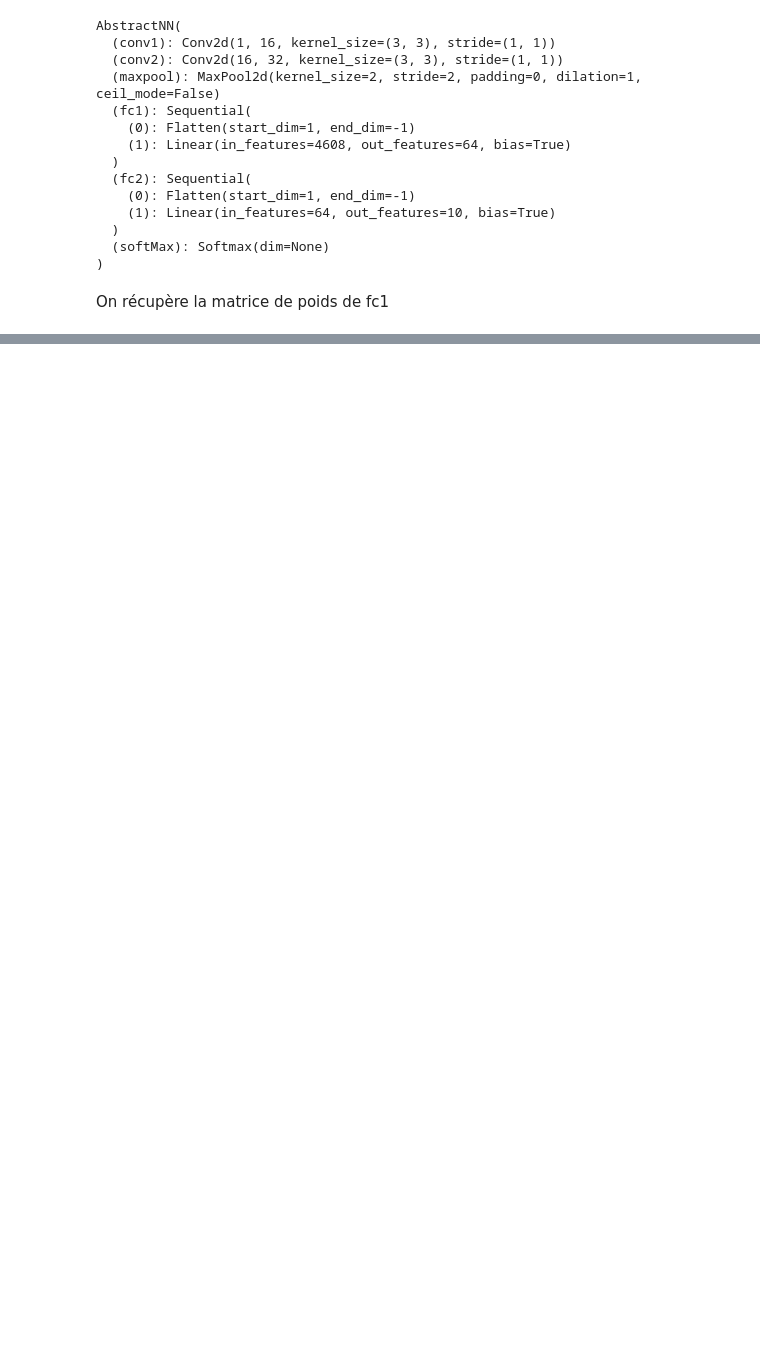
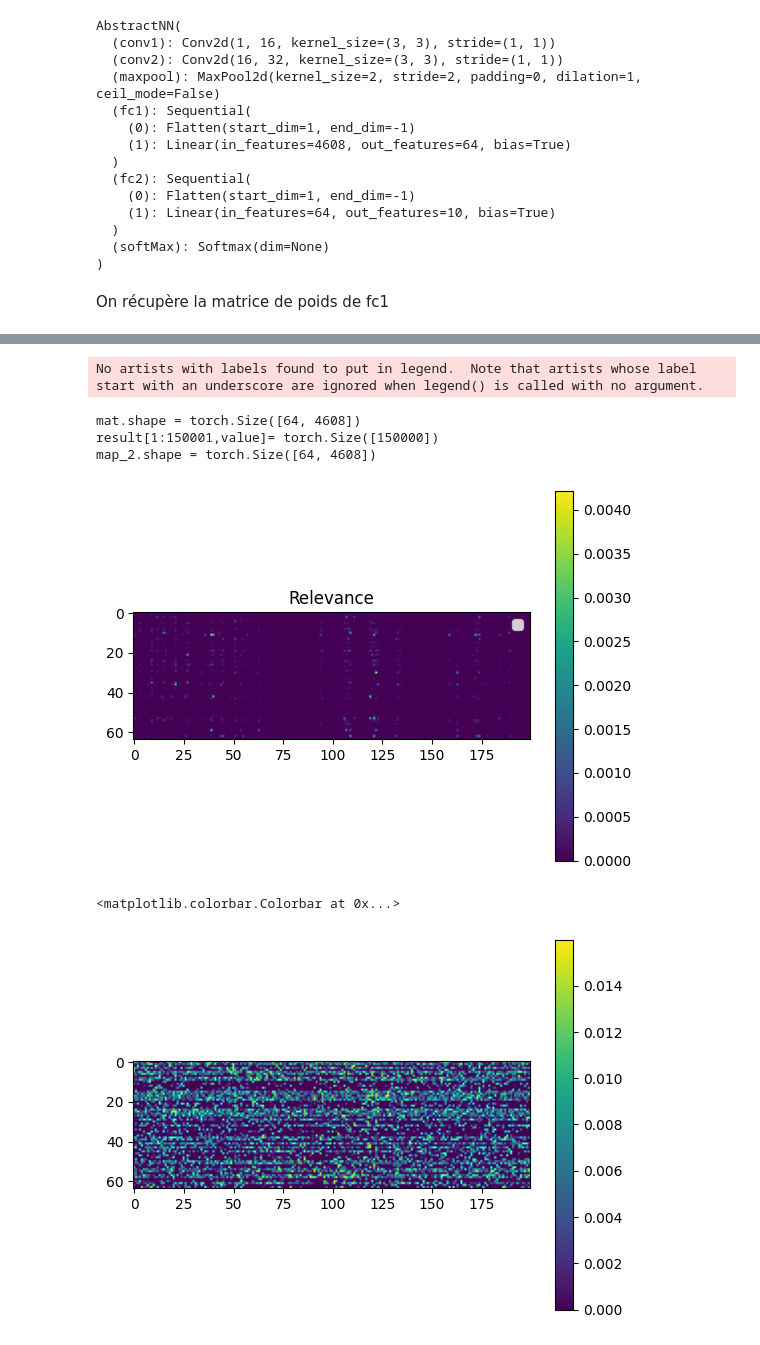
Before and after one commit to guillaume117/AbstractTorch, a Jupyter notebook: notebook/distillation.ipynb, the cells around one changed output, grey strips where cells are left out. Cells and saved outputs as stored; diff of their text form; code cells hidden in the pictures; blank space fills up the shorter version.

```diff
--- a/notebook/distillation.ipynb
+++ b/notebook/distillation.ipynb
@@ -156,7 +160,7 @@ model = TD.train_model(train_dataset,val_dataset,
 # %%
-model=AbstractNN(num_depth=1,device=torch.device('cpu')    )
+model=AbstractNN(num_depth=1,device=device   )
 model.load_state_dict(torch.load('dataset/test.pth'))
-device = torch.device('cpu')
+
 model.to(device)
 # %% [output]
 AbstractNN(
@@ -237,12 +265,0 @@ Trash symbol=  tensor([0., 0., 0., 0., 0., 0., 0., 0., 0., 0.])
-# %%
-with torch.no_grad():
-   result_1= model(x[0].unsqueeze(0))
-
-   result,x_min,x_max,x_true=model.abstract_forward(x,add_symbol=True,device=torch.device('cpu'))
-
-print(f"y_min       =  {x_min}")
-print(f"y_max       =  {x_max}")
-print(f"center Ztp  =  {result[0]}")
-print(f"y_true      =  {x_true[:]}")
-print(f"y_max-x_min =  {x_max-x_min}")
-print(f"Trash symbol=  {result[-1]}")
@@ -345,0 +279,34 @@ model(x)
+# %%
+print(f"mat.shape = {mat.shape}")
+map_relevance = torch.zeros_like(mat).flatten()
+map_original = torch.zeros_like(mat).flatten()
+
+value=torch.argmax(result[0])
+print(f"result[1:150001,value]= {result[1:150001,value].shape}")
+map_relevance[index.indices]= result[1:150001,value]
+map_original[index.indices]= mat.flatten()[index.indices]
+map_relevance = map_relevance.reshape(mat.shape)
+map_original = map_original.reshape(mat.shape)
+print(f"map_2.shape = {map_relevance.shape}")
+
+
+
+
+plt.imshow(torch.abs(map_relevance.cpu())[:,200:400].numpy(), cmap='viridis')
+plt.colorbar()
+plt.title('Relevance')
+plt.legend()
+plt.show()
+
+#plt.hist(map_relevance.cpu().flatten().numpy(),bins=100)
+#plt.show()
+plt.imshow(torch.abs(map_original.cpu())[:,200:400].numpy(), cmap='viridis')
+plt.colorbar()
+# %% [output]
+No artists with labels found to put in legend.  Note that artists whose label start with an underscore are ignored when legend() is called with no argument.
+mat.shape = torch.Size([64, 4608])
+result[1:150001,value]= torch.Size([150000])
+map_2.shape = torch.Size([64, 4608])
+[figure, added]
+<matplotlib.colorbar.Colorbar at 0x...>
+[figure, added]
```
Also changed, not shown: parts of 12 cells of this notebook.
